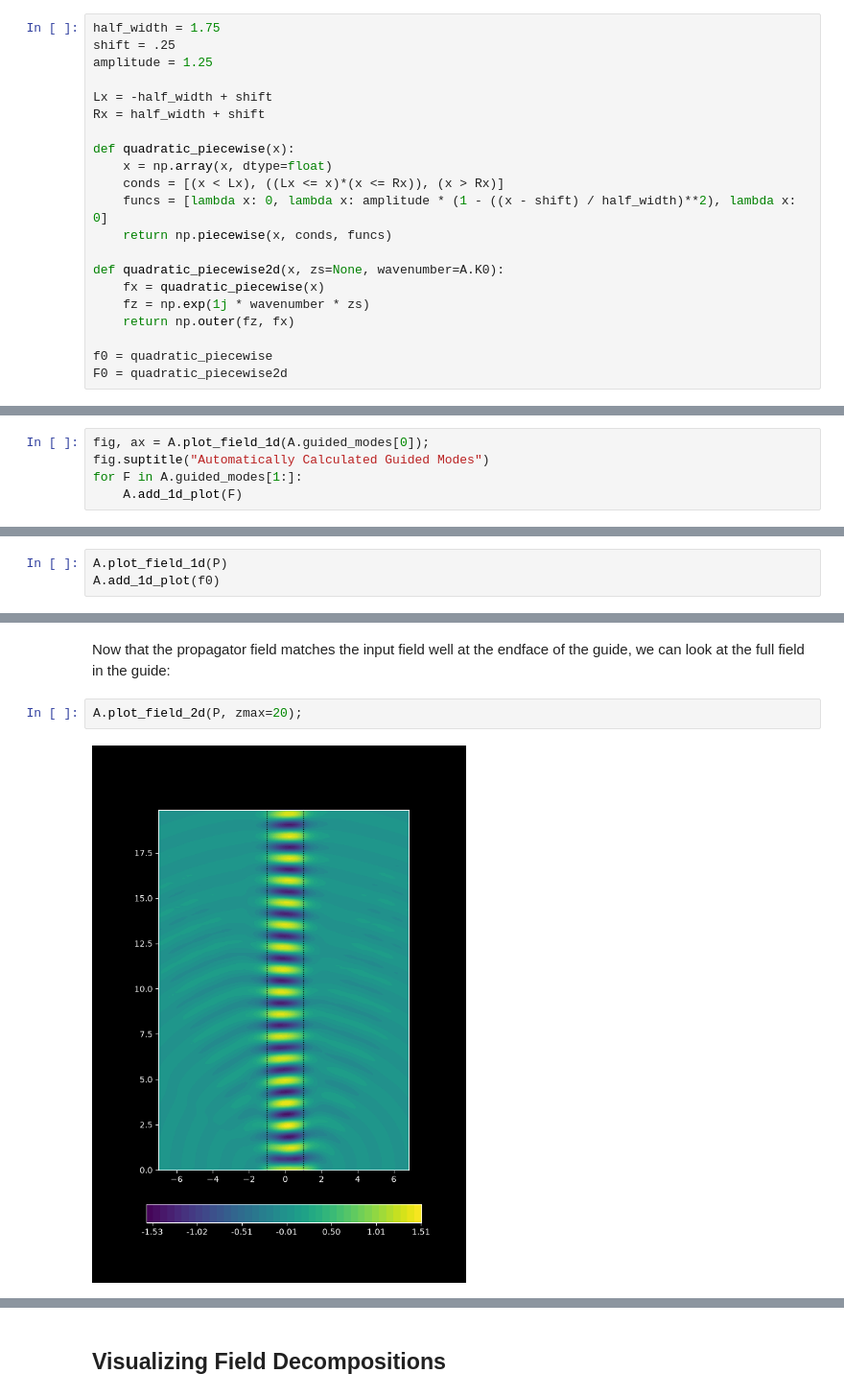
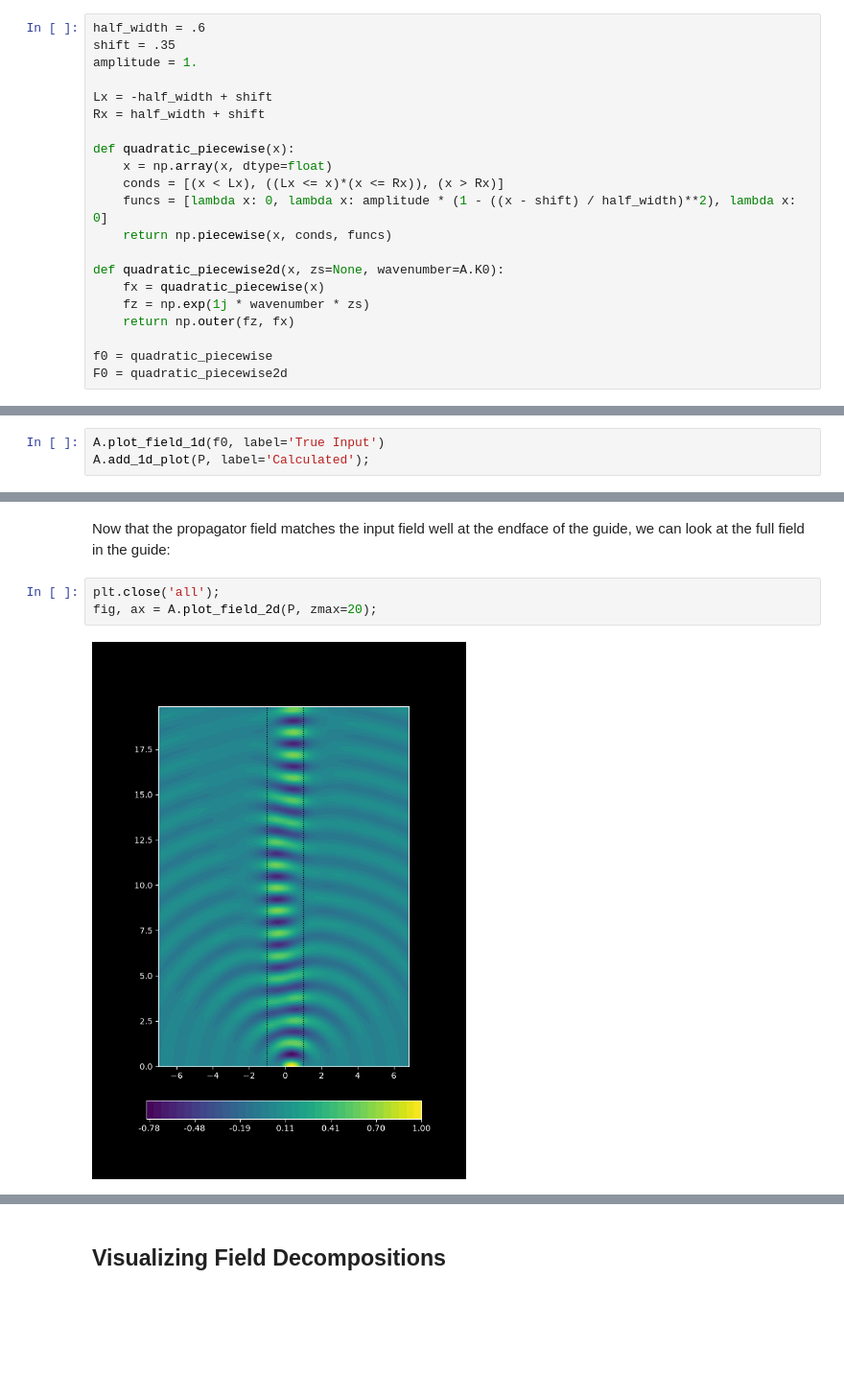
Before and after one commit to pumpkinpieter/slabguide, a Jupyter notebook: examples/1-Basic_Propagation/1.1-Basic_3_Layer.ipynb, the cells around one changed output, grey strips where cells are left out. Shown at 96% size. Saved outputs shown, nothing was run; the diff lists cells and outputs as text; blank space fills up the shorter version.

```diff
--- a/examples/1-Basic_Propagation/1.1-Basic_3_Layer.ipynb
+++ b/examples/1-Basic_Propagation/1.1-Basic_3_Layer.ipynb
@@ -65,7 +65,7 @@ Below we define the field incident on the guide for which the resulting fields i
 # %%
-half_width = 1.75
-shift = .25
-amplitude = 1.25
+half_width = .6
+shift = .35
+amplitude = 1.
 
 Lx = -half_width + shift
 Rx = half_width + shift
@@ -126,5 +123,0 @@ This adds two list attributes to the Slab object: guided_modes and guided_mode_p
-# %%
-fig, ax = A.plot_field_1d(A.guided_modes[0]);
-fig.suptitle("Automatically Calculated Guided Modes")
-for F in A.guided_modes[1:]:
-    A.add_1d_plot(F)
@@ -204,6 +226,6 @@ P.plot_transform();
 # %% [markdown]
 To see how well we are approximating the input field as we integrate along the real line, we can plot the combined radiation and guided fields of the propagator.  This is as simple as calling:
 # %%
-A.plot_field_1d(P)
-A.add_1d_plot(f0)
+A.plot_field_1d(f0, label='True Input')
+A.add_1d_plot(P, label='Calculated');
 # %% [output]
@@ -224,6 +246,7 @@ A.add_1d_plot(f0, ls='--', label='true input field')
 # %% [markdown]
 Now that the propagator field matches the input field well at the endface of the guide, we can look at the full field in the guide:
 # %%
-A.plot_field_2d(P, zmax=20);
+plt.close('all');
+fig, ax = A.plot_field_2d(P, zmax=20);
 # %% [output]
-[figure, old version]
+[figure, new version]
```
Also changed, not shown: parts of 45 cells of this notebook, 7 other files.
